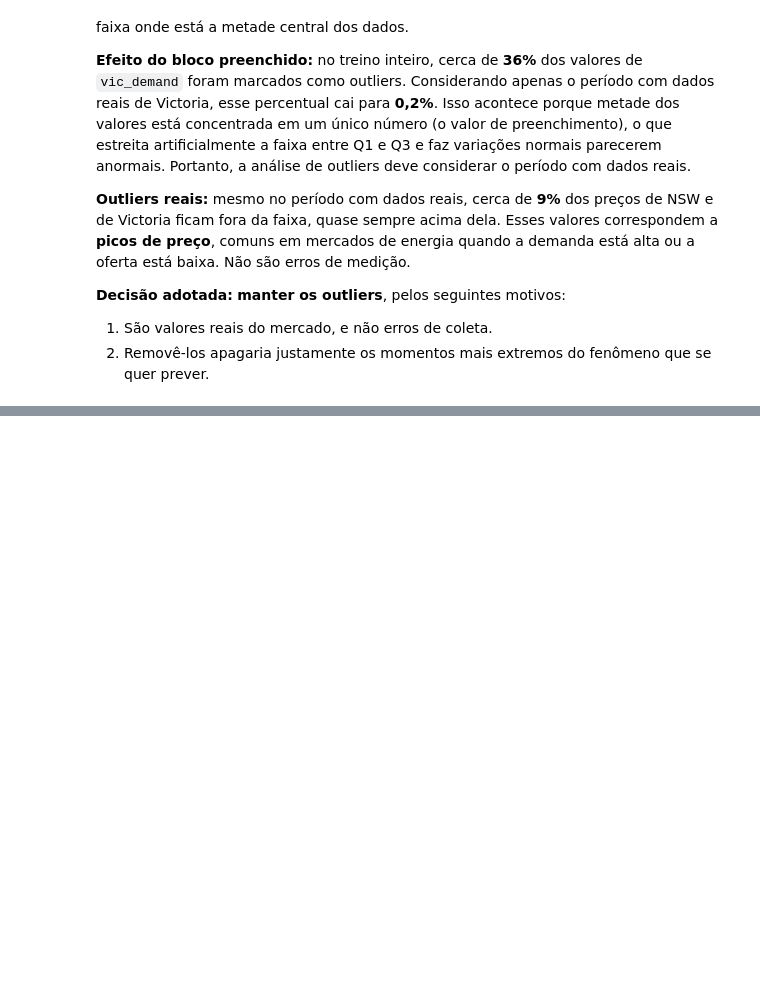
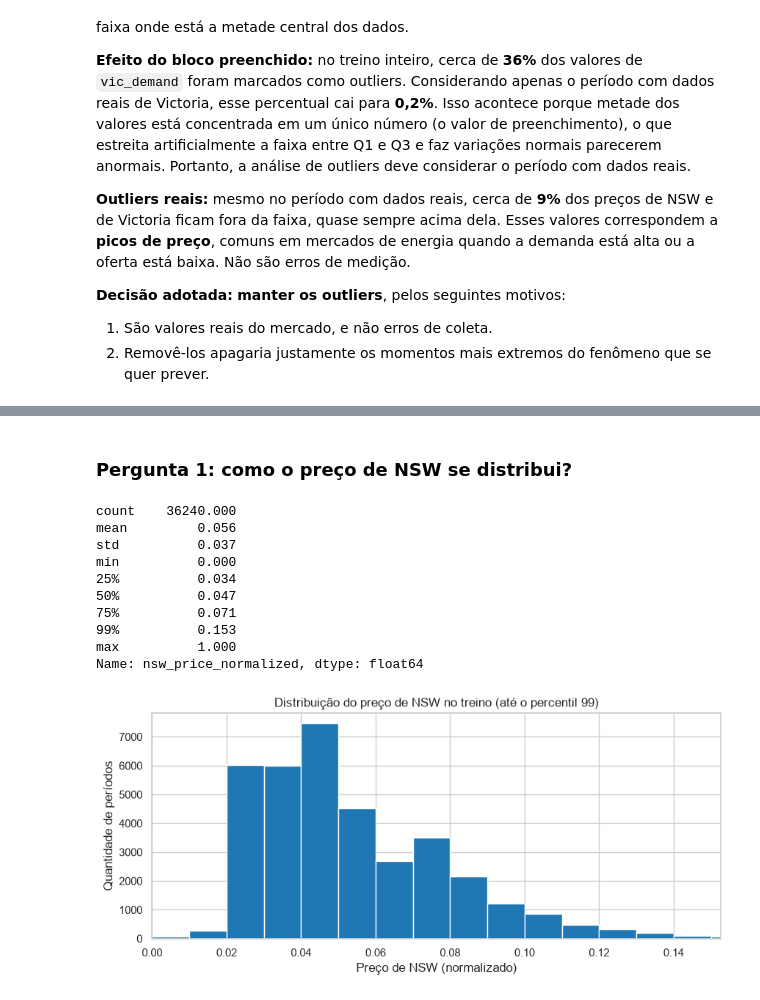
Before and after one commit to eshernandes/aprendizado-maquina-electricity, a Jupyter notebook: notebooks/electricity.ipynb, the cells around one changed output, grey strips where cells are left out. Saved outputs shown, nothing was run; the diff lists cells and outputs as text; code cells hidden in the pictures; blank space fills up the shorter version.

Commit message:
etapa 2: análise exploratória com 8 perguntas e síntese

```diff
--- a/notebooks/electricity.ipynb
+++ b/notebooks/electricity.ipynb
@@ -229,0 +288,24 @@ A detecção de outliers foi feita pela **regra do IQR**: um valor é considerad
+# %% [markdown]
+### Pergunta 1: como o preço de NSW se distribui?
+# %%
+preco_nsw = train["nsw_price_normalized"]
+print(preco_nsw.describe(percentiles=[0.25, 0.5, 0.75, 0.99]).round(3))
+
+ax = preco_nsw.plot.hist(bins=100, figsize=(10, 4), color="tab:blue")
+ax.set_xlim(0, preco_nsw.quantile(0.99))
+ax.set_title("Distribuição do preço de NSW no treino (até o percentil 99)")
+ax.set_xlabel("Preço de NSW (normalizado)")
+ax.set_ylabel("Quantidade de períodos")
+plt.show()
+# %% [output]
+count    36240.000
+mean         0.056
+std          0.037
+min          0.000
+25%          0.034
+50%          0.047
+75%          0.071
+99%          0.153
+max          1.000
+Name: nsw_price_normalized, dtype: float64
+[figure, added]
```
Also changed, not shown: parts of 27 cells of this notebook.
